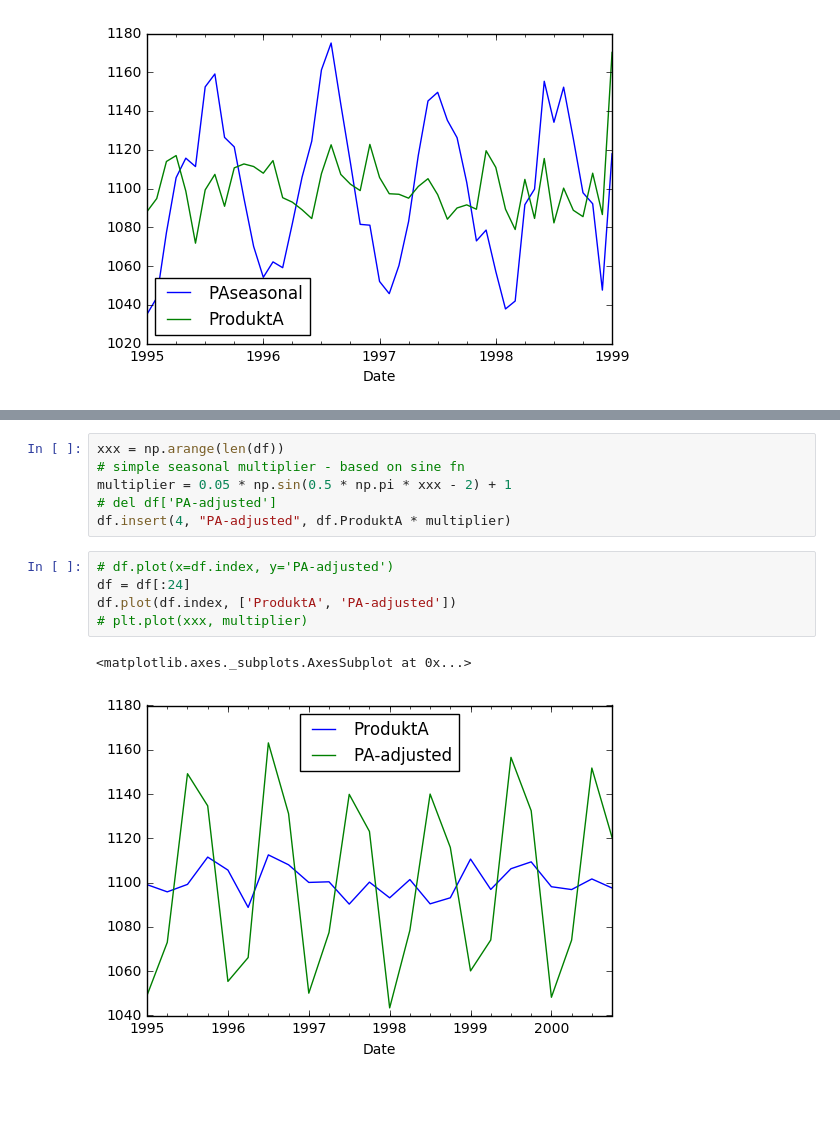
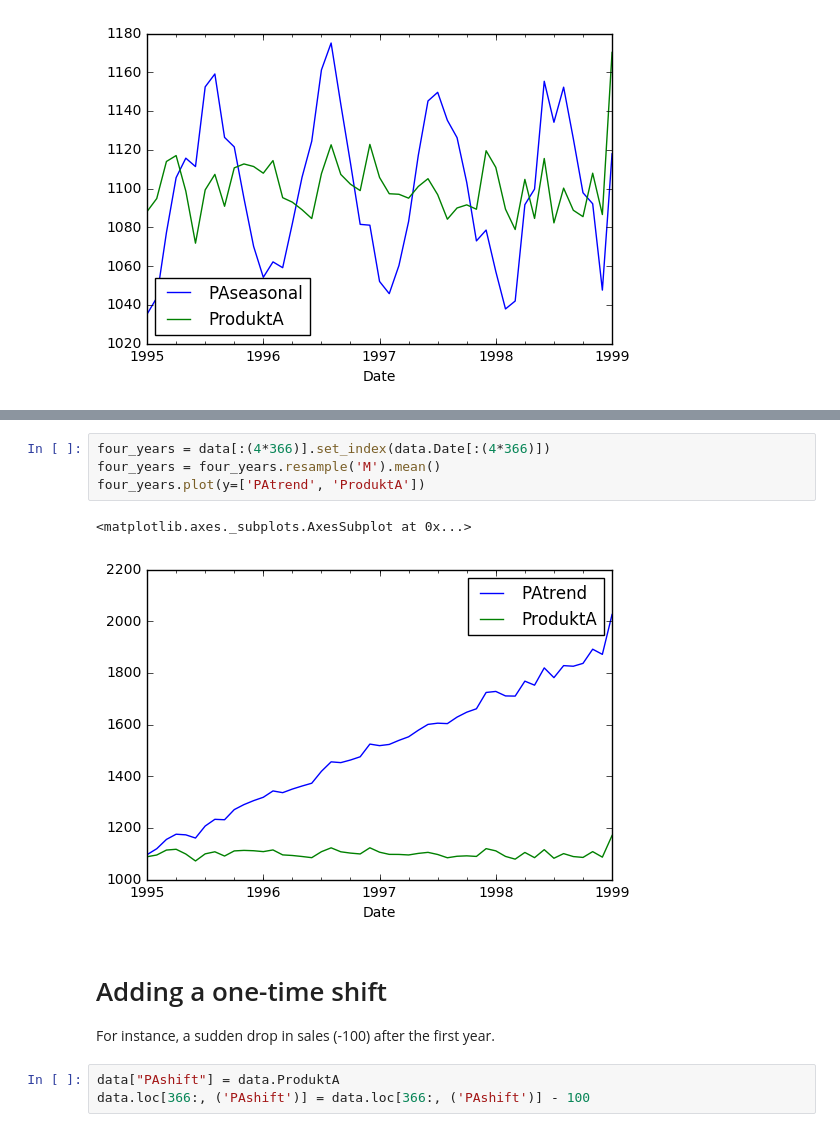
Before and after one commit to vab9/observer, a Jupyter notebook: data-prep.ipynb, the cells around one changed output, grey strips where cells are left out. Cells and saved outputs as stored; diff of their text form; blank space fills up the shorter version.

```diff
--- a/data-prep.ipynb
+++ b/data-prep.ipynb
@@ -88,14 +98,13 @@ df.plot()
-# %%
-xxx = np.arange(len(df))
-# simple seasonal multiplier - based on sine fn
-multiplier = 0.05 * np.sin(0.5 * np.pi * xxx - 2) + 1
-# del df['PA-adjusted']
-df.insert(4, "PA-adjusted", df.ProduktA * multiplier)
-# %%
-# df.plot(x=df.index, y='PA-adjusted')
-df = df[:24]
-df.plot(df.index, ['ProduktA', 'PA-adjusted'])
-# plt.plot(xxx, multiplier)
-# %% [output]
-<matplotlib.axes._subplots.AxesSubplot at 0x...>
-[figure, removed]
+# %%
+four_years = data[:(4*366)].set_index(data.Date[:(4*366)])
+four_years = four_years.resample('M').mean()
+four_years.plot(y=['PAtrend', 'ProduktA'])
+# %% [output]
+<matplotlib.axes._subplots.AxesSubplot at 0x...>
+[figure, added]
+# %% [markdown]
+# Adding a one-time shift
+For instance, a sudden drop in sales (-100) after the first year.
+# %%
+data["PAshift"] = data.ProduktA
+data.loc[366:, ('PAshift')] = data.loc[366:, ('PAshift')] - 100
```
Also changed, not shown: parts of 29 cells of this notebook, 1 other file.
